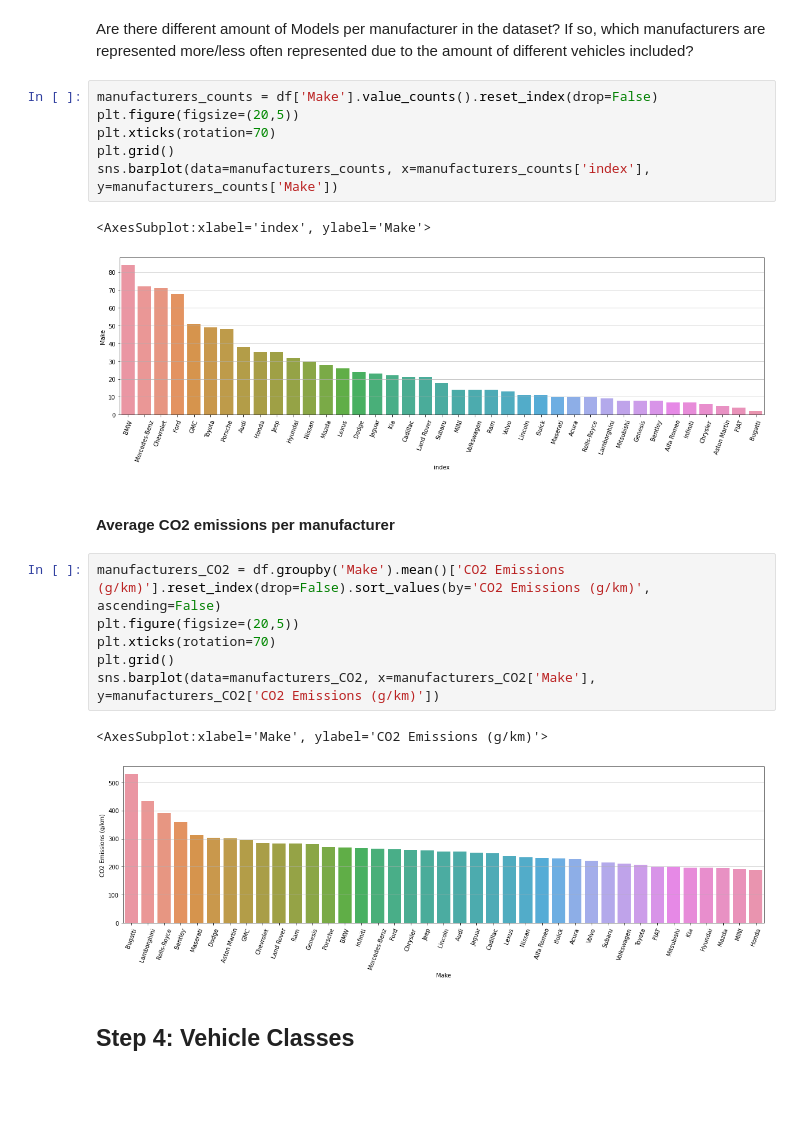
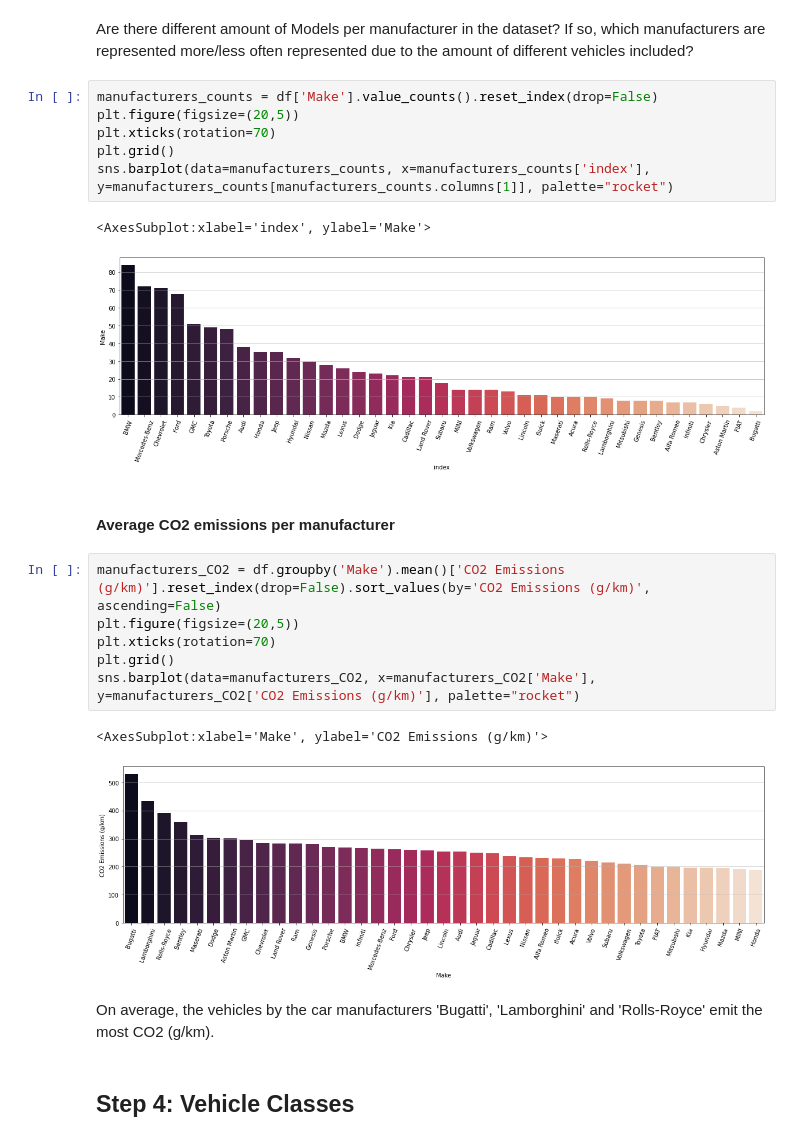
Before and after one commit to JohannesBeneke/EDA-Vehicle-Emissions, a Jupyter notebook: eda_emissions.ipynb, the cells around one changed output. Saved outputs shown, nothing was run; the diff lists cells and outputs as text; blank space fills up the shorter version.

```diff
--- a/eda_emissions.ipynb
+++ b/eda_emissions.ipynb
@@ -117,20 +147,22 @@ manufacturers_counts = df['Make'].value_counts().reset_index(drop=False)
 plt.figure(figsize=(20,5))
 plt.xticks(rotation=70)
 plt.grid()
-sns.barplot(data=manufacturers_counts, x=manufacturers_counts['index'], y=manufacturers_counts['Make'])
+sns.barplot(data=manufacturers_counts, x=manufacturers_counts['index'], y=manufacturers_counts[manufacturers_counts.columns[1]], palette="rocket")
 # %% [output]
 <AxesSubplot:xlabel='index', ylabel='Make'>
-[figure, old version]
+[figure, new version]
 # %% [markdown]
 #### Average CO2 emissions per manufacturer
 # %%
 manufacturers_CO2 = df.groupby('Make').mean()['CO2 Emissions (g/km)'].reset_index(drop=False).sort_values(by='CO2 Emissions (g/km)', ascending=False)
 plt.figure(figsize=(20,5))
 plt.xticks(rotation=70)
 plt.grid()
-sns.barplot(data=manufacturers_CO2, x=manufacturers_CO2['Make'], y=manufacturers_CO2['CO2 Emissions (g/km)'])
+sns.barplot(data=manufacturers_CO2, x=manufacturers_CO2['Make'], y=manufacturers_CO2['CO2 Emissions (g/km)'], palette="rocket")
 # %% [output]
 <AxesSubplot:xlabel='Make', ylabel='CO2 Emissions (g/km)'>
-[figure, old version]
+[figure, new version]
+# %% [markdown]
+On average, the vehicles by the car manufacturers 'Bugatti', 'Lamborghini' and 'Rolls-Royce' emit the most CO2 (g/km).
 # %% [markdown]
  ## <a id="step_4">Step 4: Vehicle Classes</a>
```
Also changed, not shown: parts of 2 cells of this notebook.
